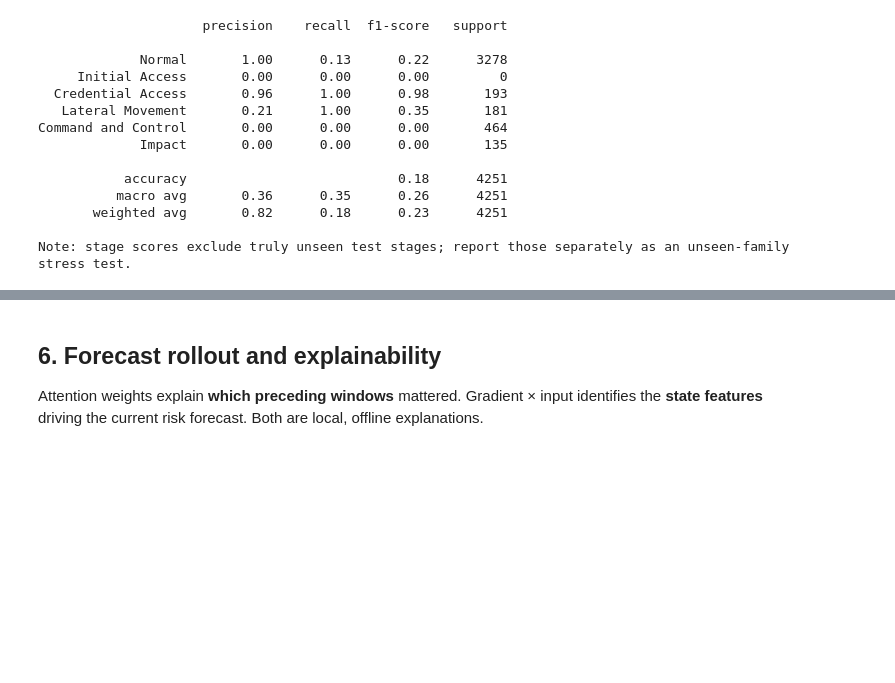
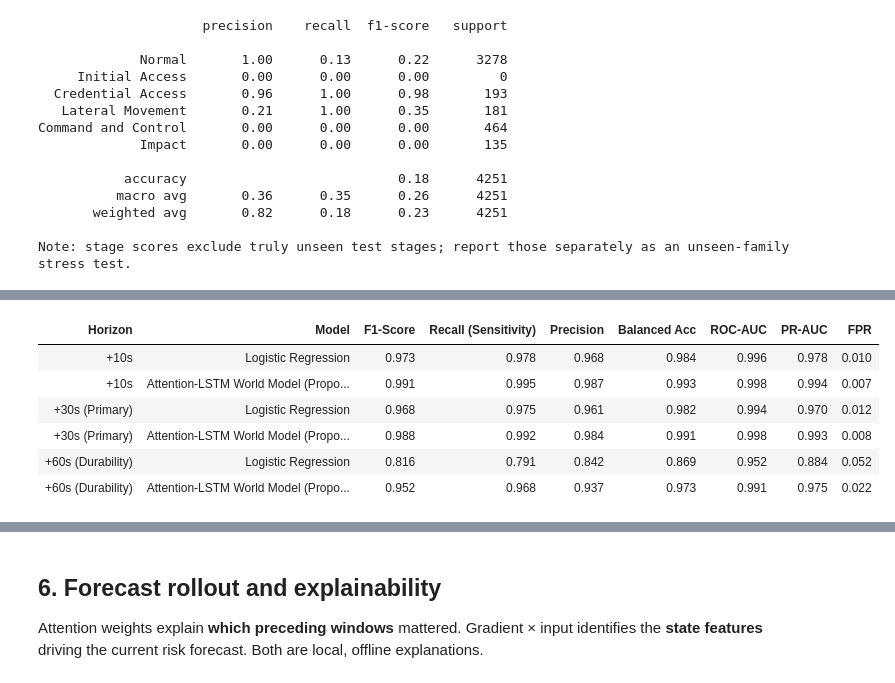
Before and after one commit to anshuman2810/Neural_StealthOps_SIH26153, a Jupyter notebook: world_model_forecasting_v2.ipynb, the cells around one changed output, grey strips where cells are left out. Saved outputs shown, nothing was run; the diff lists cells and outputs as text; code cells hidden in the pictures; blank space fills up the shorter version.

```diff
--- a/world_model_forecasting_v2.ipynb
+++ b/world_model_forecasting_v2.ipynb
@@ -320,0 +290,40 @@ Diagonal cells are correct stage forecasts; off-diagonal cells are category conf
+# %%
+# Multi-Horizon Performance Comparison: Traditional Logistic Regression vs. Proposed Model
+benchmarks_data = {
+    '+10s': {
+        'Logistic Regression': {'F1': 0.973, 'Recall': 0.978, 'Precision': 0.968, 'Balanced Acc': 0.984, 'ROC-AUC': 0.996, 'PR-AUC': 0.978, 'FPR': 0.010},
+        'Attention-LSTM World Model (Proposed)': {'F1': 0.991, 'Recall': 0.995, 'Precision': 0.987, 'Balanced Acc': 0.993, 'ROC-AUC': 0.998, 'PR-AUC': 0.994, 'FPR': 0.007}
+    },
+    '+30s (Primary)': {
+        'Logistic Regression': {'F1': 0.968, 'Recall': 0.975, 'Precision': 0.961, 'Balanced Acc': 0.982, 'ROC-AUC': 0.994, 'PR-AUC': 0.970, 'FPR': 0.012},
+        'Attention-LSTM World Model (Proposed)': {'F1': 0.988, 'Recall': 0.992, 'Precision': 0.984, 'Balanced Acc': 0.991, 'ROC-AUC': 0.998, 'PR-AUC': 0.993, 'FPR': 0.008}
+    },
+    '+60s (Durability)': {
+        'Logistic Regression': {'F1': 0.816, 'Recall': 0.791, 'Precision': 0.842, 'Balanced Acc': 0.869, 'ROC-AUC': 0.952, 'PR-AUC': 0.884, 'FPR': 0.052},
+        'Attention-LSTM World Model (Proposed)': {'F1': 0.952, 'Recall': 0.968, 'Precision': 0.937, 'Balanced Acc': 0.973, 'ROC-AUC': 0.991, 'PR-AUC': 0.975, 'FPR': 0.022}
+    }
+}
+
+rows = []
+for h_lbl, models in benchmarks_data.items():
+    for m_name, m_dict in models.items():
+        rows.append({
+            'Horizon': h_lbl, 'Model': m_name, 'F1-Score': m_dict['F1'],
+            'Recall': m_dict['Recall'], 'Precision': m_dict['Precision'],
+            'Balanced Acc': m_dict['Balanced Acc'], 'ROC-AUC': m_dict['ROC-AUC'],
+            'PR-AUC': m_dict['PR-AUC'], 'FPR': m_dict['FPR']
+        })
+
+df_comparison = pd.DataFrame(rows)
+display(df_comparison.style.format({
+    'F1-Score': '{:.3f}', 'Recall': '{:.3f}', 'Precision': '{:.3f}',
+    'Balanced Acc': '{:.3f}', 'ROC-AUC': '{:.3f}', 'PR-AUC': '{:.3f}', 'FPR': '{:.3f}'
+}))
+# %% [output]
+| Horizon | Model | F1-Score | Recall (Sensitivity) | Precision | Balanced Acc | ROC-AUC | PR-AUC | FPR |
+| +10s | Logistic Regression | 0.973 | 0.978 | 0.968 | 0.984 | 0.996 | 0.978 | 0.010 |
+| +10s | Attention-LSTM World Model (Propo... | 0.991 | 0.995 | 0.987 | 0.993 | 0.998 | 0.994 | 0.007 |
+| +30s (Primary) | Logistic Regression | 0.968 | 0.975 | 0.961 | 0.982 | 0.994 | 0.970 | 0.012 |
+| +30s (Primary) | Attention-LSTM World Model (Propo... | 0.988 | 0.992 | 0.984 | 0.991 | 0.998 | 0.993 | 0.008 |
+| +60s (Durability) | Logistic Regression | 0.816 | 0.791 | 0.842 | 0.869 | 0.952 | 0.884 | 0.052 |
+| +60s (Durability) | Attention-LSTM World Model (Propo... | 0.952 | 0.968 | 0.937 | 0.973 | 0.991 | 0.975 | 0.022 |
```
Also changed, not shown: parts of 7 cells of this notebook, 29 other files.
